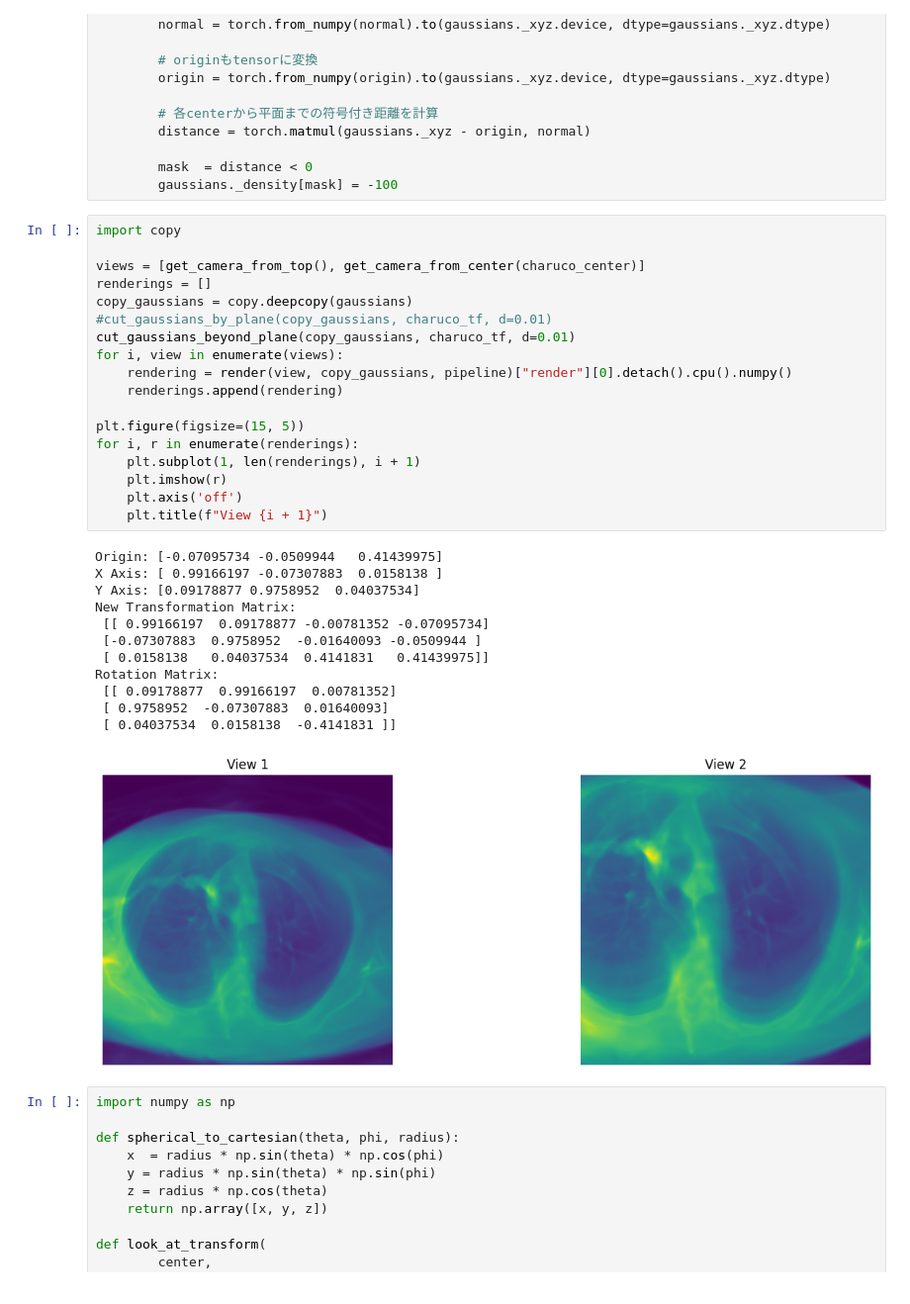
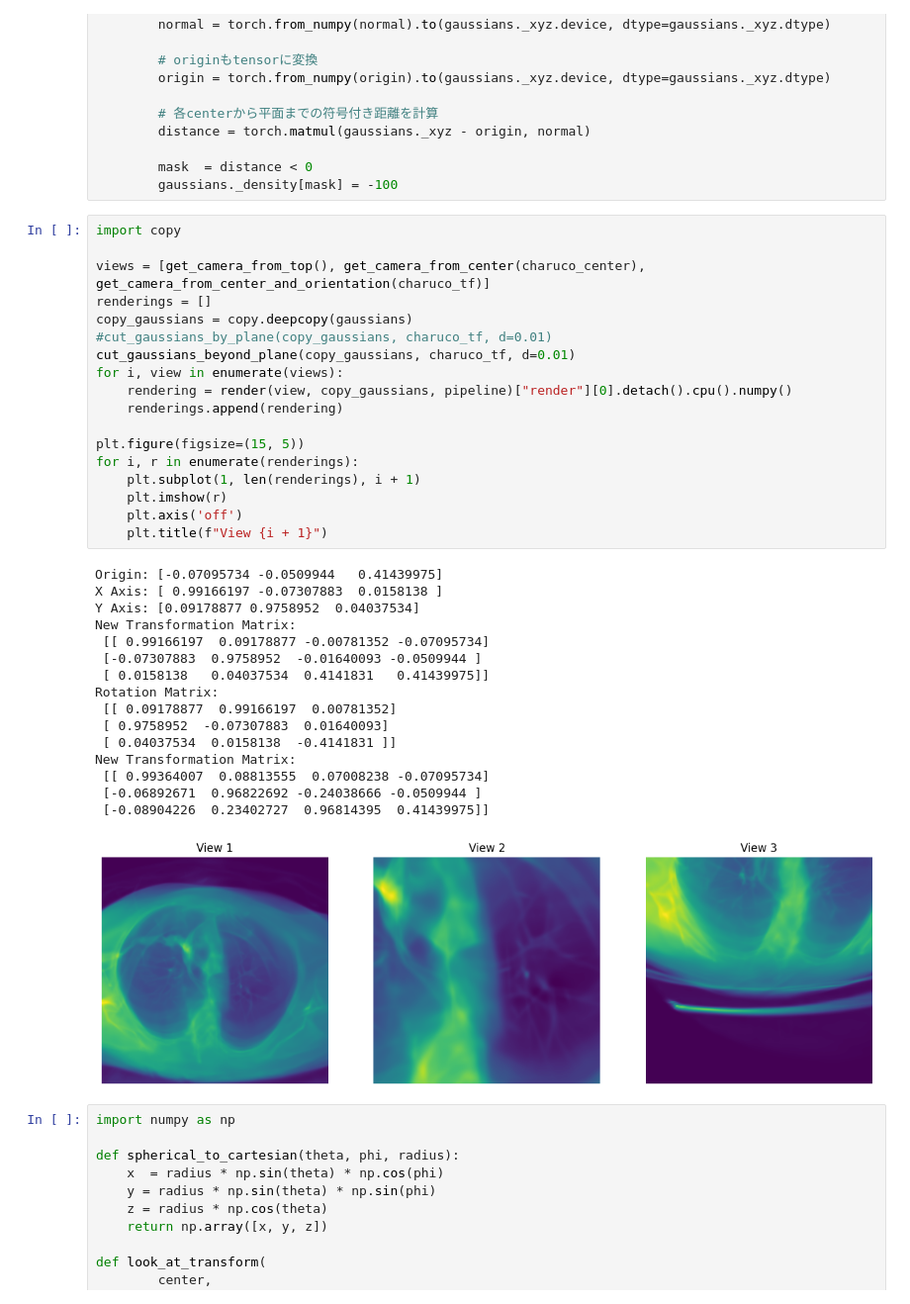
Before and after one commit to Maemaemaeko/r2_gaussian, a Jupyter notebook: pose2visualize.ipynb, the cells around one changed output. Shown at 99% size. Cells and saved outputs as stored; diff of their text form.

```diff
--- a/pose2visualize.ipynb
+++ b/pose2visualize.ipynb
@@ -319,34 +344,38 @@ def cut_gaussians_beyond_plane(gaussians, tf, d=1e-1):
 # %%
 import copy
 
-views = [get_camera_from_top(), get_camera_from_center(charuco_center)]
+views = [get_camera_from_top(), get_camera_from_center(charuco_center), get_camera_from_center_and_orientation(charuco_tf)]
 renderings = []
 copy_gaussians = copy.deepcopy(gaussians)
 #cut_gaussians_by_plane(copy_gaussians, charuco_tf, d=0.01)
 cut_gaussians_beyond_plane(copy_gaussians, charuco_tf, d=0.01)
 for i, view in enumerate(views):
     rendering = render(view, copy_gaussians, pipeline)["render"][0].detach().cpu().numpy()
     renderings.append(rendering)
 
 plt.figure(figsize=(15, 5))
 for i, r in enumerate(renderings):
     plt.subplot(1, len(renderings), i + 1)
     plt.imshow(r)
     plt.axis('off')
     plt.title(f"View {i + 1}")
 # %% [output]
 Origin: [-0.07095734 -0.0509944   0.41439975]
 X Axis: [ 0.99166197 -0.07307883  0.0158138 ]
 Y Axis: [0.09178877 0.9758952  0.04037534]
 New Transformation Matrix:
  [[ 0.99166197  0.09178877 -0.00781352 -0.07095734]
  [-0.07307883  0.9758952  -0.01640093 -0.0509944 ]
  [ 0.0158138   0.04037534  0.4141831   0.41439975]]
 Rotation Matrix:
  [[ 0.09178877  0.99166197  0.00781352]
  [ 0.9758952  -0.07307883  0.01640093]
  [ 0.04037534  0.0158138  -0.4141831 ]]
+New Transformation Matrix:
+ [[ 0.99364007  0.08813555  0.07008238 -0.07095734]
+ [-0.06892671  0.96822692 -0.24038666 -0.0509944 ]
+ [-0.08904226  0.23402727  0.96814395  0.41439975]]
-[figure, old version]
+[figure, new version]
 # %%
 import numpy as np
 
```
Also changed, not shown: parts of 4 cells of this notebook, 3 other files.
